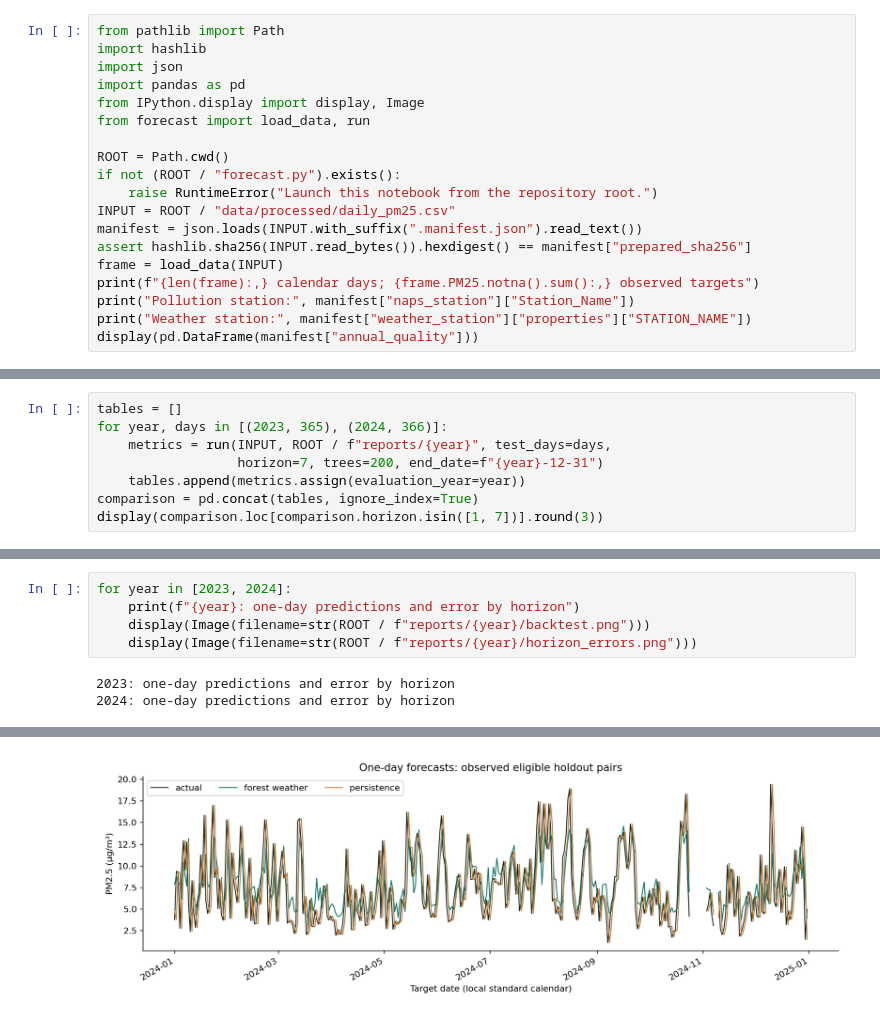
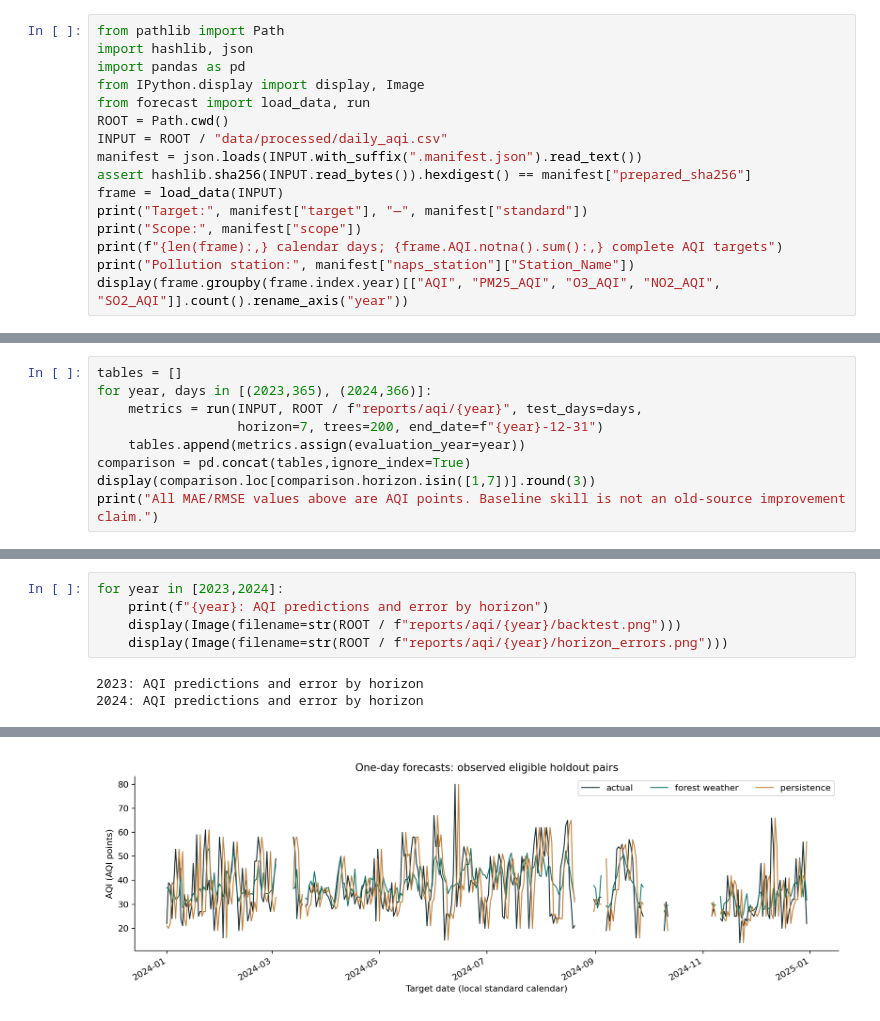
Before and after one commit to AhmedOT22/Air-Quality-Forecasting, a Jupyter notebook: AirQuality.ipynb, the cells around one changed output, grey strips where cells are left out. Cells and saved outputs as stored; diff of their text form.

Commit message:
Restore AQI forecasting and document source comparison

```diff
--- a/AirQuality.ipynb
+++ b/AirQuality.ipynb
@@ -14,20 +15,17 @@ Downloading refreshed raw data is a separate, explicit step: `python data_source
 # %%
 from pathlib import Path
-import hashlib
-import json
+import hashlib, json
 import pandas as pd
 from IPython.display import display, Image
 from forecast import load_data, run
-
 ROOT = Path.cwd()
-if not (ROOT / "forecast.py").exists():
-    raise RuntimeError("Launch this notebook from the repository root.")
-INPUT = ROOT / "data/processed/daily_pm25.csv"
+INPUT = ROOT / "data/processed/daily_aqi.csv"
 manifest = json.loads(INPUT.with_suffix(".manifest.json").read_text())
 assert hashlib.sha256(INPUT.read_bytes()).hexdigest() == manifest["prepared_sha256"]
 frame = load_data(INPUT)
-print(f"{len(frame):,} calendar days; {frame.PM25.notna().sum():,} observed targets")
+print("Target:", manifest["target"], "—", manifest["standard"])
+print("Scope:", manifest["scope"])
+print(f"{len(frame):,} calendar days; {frame.AQI.notna().sum():,} complete AQI targets")
 print("Pollution station:", manifest["naps_station"]["Station_Name"])
-print("Weather station:", manifest["weather_station"]["properties"]["STATION_NAME"])
-display(pd.DataFrame(manifest["annual_quality"]))
+display(frame.groupby(frame.index.year)[["AQI", "PM25_AQI", "O3_AQI", "NO2_AQI", "SO2_AQI"]].count().rename_axis("year"))
 # %% [output]
@@ -91,9 +102,10 @@ forecasts, not independent experiments or live operational performance.
 # %%
 tables = []
-for year, days in [(2023, 365), (2024, 366)]:
-    metrics = run(INPUT, ROOT / f"reports/{year}", test_days=days,
+for year, days in [(2023,365), (2024,366)]:
+    metrics = run(INPUT, ROOT / f"reports/aqi/{year}", test_days=days,
                   horizon=7, trees=200, end_date=f"{year}-12-31")
     tables.append(metrics.assign(evaluation_year=year))
-comparison = pd.concat(tables, ignore_index=True)
-display(comparison.loc[comparison.horizon.isin([1, 7])].round(3))
+comparison = pd.concat(tables,ignore_index=True)
+display(comparison.loc[comparison.horizon.isin([1,7])].round(3))
+print("All MAE/RMSE values above are AQI points. Baseline skill is not an old-source improvement claim.")
 # %% [output]
@@ -117,8 +130,8 @@ display(comparison.loc[comparison.horizon.isin([1, 7])].round(3))
 # %%
-for year in [2023, 2024]:
-    print(f"{year}: one-day predictions and error by horizon")
-    display(Image(filename=str(ROOT / f"reports/{year}/backtest.png")))
-    display(Image(filename=str(ROOT / f"reports/{year}/horizon_errors.png")))
+for year in [2023,2024]:
+    print(f"{year}: AQI predictions and error by horizon")
+    display(Image(filename=str(ROOT / f"reports/aqi/{year}/backtest.png")))
+    display(Image(filename=str(ROOT / f"reports/aqi/{year}/horizon_errors.png")))
 # %% [output]
-2023: one-day predictions and error by horizon
-2024: one-day predictions and error by horizon
+2023: AQI predictions and error by horizon
+2024: AQI predictions and error by horizon
@@ -127 +140 @@ for year in [2023, 2024]:
-[figure, old version]
+[figure, new version]
```
Also changed, not shown: parts of 13 cells of this notebook, 31 other files.
